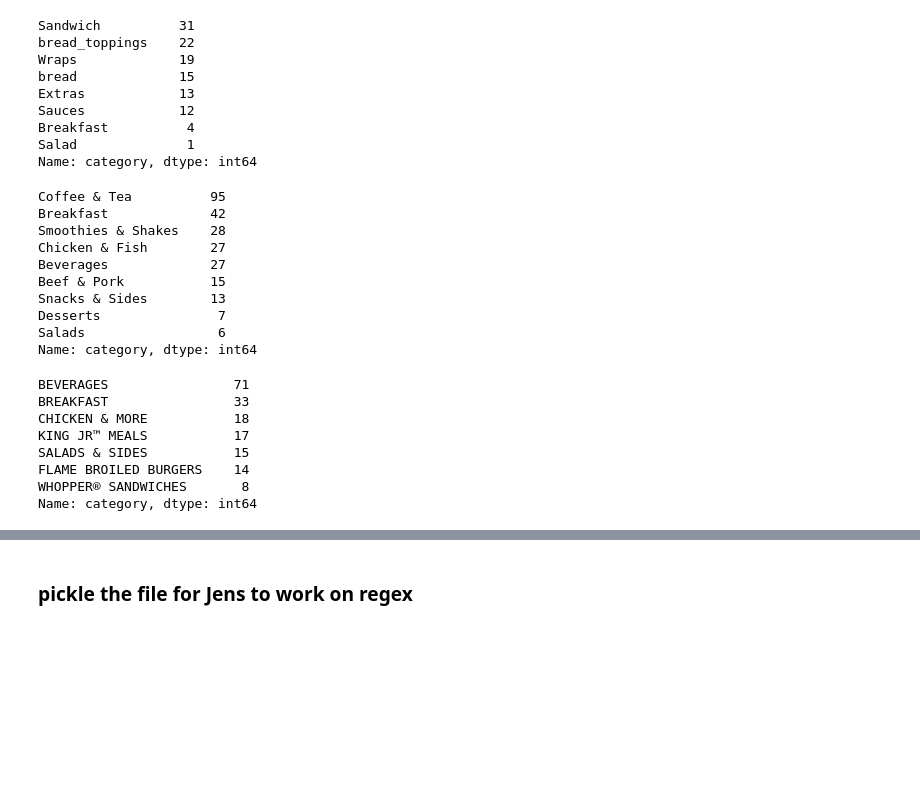
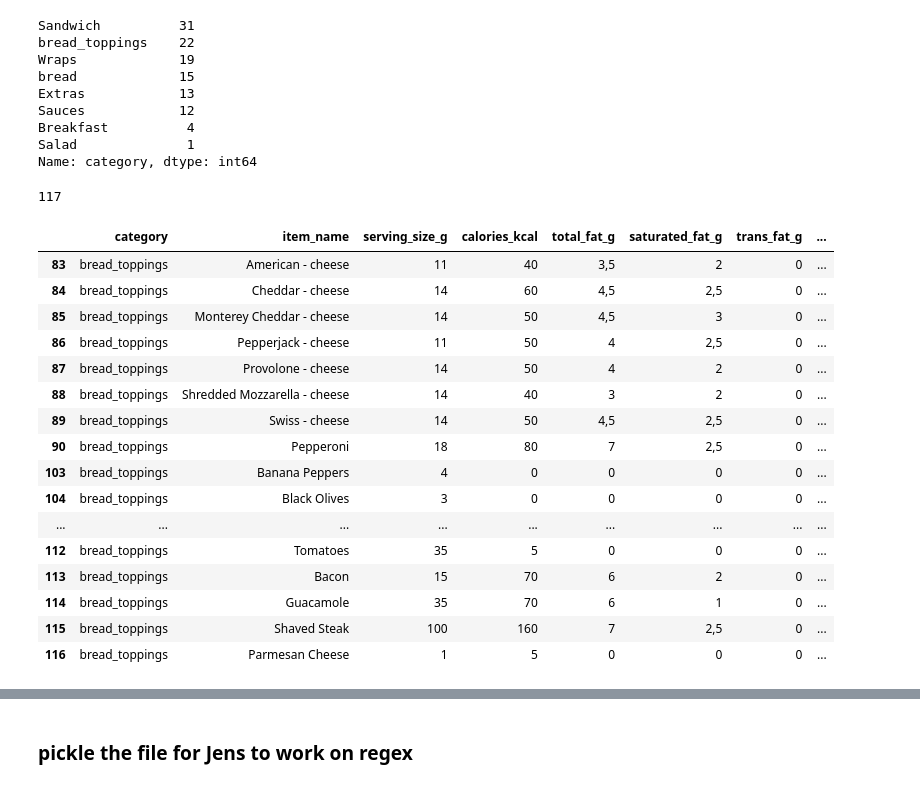
Before and after one commit to Magierteppich/project_fastfood_nutrition, a Jupyter notebook: 02_tian_wip/01_data_cleaning.ipynb, the cells around one changed output, grey strips where cells are left out. Saved outputs shown, nothing was run; the diff lists cells and outputs as text; code cells hidden in the pictures; blank space fills up the shorter version.

```diff
--- a/02_tian_wip/01_data_cleaning.ipynb
+++ b/02_tian_wip/01_data_cleaning.ipynb
@@ -249,27 +442,27 @@ Sauces            12
 Breakfast          4
 Salad              1
 Name: category, dtype: int64
-# %%
-mcdonalds["category"].value_counts()
-# %% [output]
-Coffee & Tea          95
-Breakfast             42
-Smoothies & Shakes    28
-Chicken & Fish        27
-Beverages             27
-Beef & Pork           15
-Snacks & Sides        13
-Desserts               7
-Salads                 6
-Name: category, dtype: int64
-# %%
-burger_king["category"].value_counts()
-# %% [output]
-BEVERAGES                71
-BREAKFAST                33
-CHICKEN & MORE           18
-KING JR™ MEALS           17
-SALADS & SIDES           15
-FLAME BROILED BURGERS    14
-WHOPPER® SANDWICHES       8
-Name: category, dtype: int64
+# %%
+len(subway)
+# %% [output]
+117
+# %%
+subway.loc[subway["category"] == "bread_toppings"]
+# %% [output]
+|  | category | item_name | serving_size_g | calories_kcal | total_fat_g | saturated_fat_g | trans_fat_g | ... |
+| 83 | bread_toppings | American - cheese | 11 | 40 | 3,5 | 2 | 0 | ... |
+| 84 | bread_toppings | Cheddar - cheese | 14 | 60 | 4,5 | 2,5 | 0 | ... |
+| 85 | bread_toppings | Monterey Cheddar - cheese | 14 | 50 | 4,5 | 3 | 0 | ... |
+| 86 | bread_toppings | Pepperjack - cheese | 11 | 50 | 4 | 2,5 | 0 | ... |
+| 87 | bread_toppings | Provolone - cheese | 14 | 50 | 4 | 2 | 0 | ... |
+| 88 | bread_toppings | Shredded Mozzarella - cheese | 14 | 40 | 3 | 2 | 0 | ... |
+| 89 | bread_toppings | Swiss - cheese | 14 | 50 | 4,5 | 2,5 | 0 | ... |
+| 90 | bread_toppings | Pepperoni | 18 | 80 | 7 | 2,5 | 0 | ... |
+| 103 | bread_toppings | Banana Peppers | 4 | 0 | 0 | 0 | 0 | ... |
+| 104 | bread_toppings | Black Olives | 3 | 0 | 0 | 0 | 0 | ... |
+| ... | ... | ... | ... | ... | ... | ... | ... | ... |
+| 112 | bread_toppings | Tomatoes | 35 | 5 | 0 | 0 | 0 | ... |
+| 113 | bread_toppings | Bacon | 15 | 70 | 6 | 2 | 0 | ... |
+| 114 | bread_toppings | Guacamole | 35 | 70 | 6 | 1 | 0 | ... |
+| 115 | bread_toppings | Shaved Steak | 100 | 160 | 7 | 2,5 | 0 | ... |
+| 116 | bread_toppings | Parmesan Cheese | 1 | 5 | 0 | 0 | 0 | ... |
```
Also changed, not shown: parts of 72 cells of this notebook, 7 other files.
